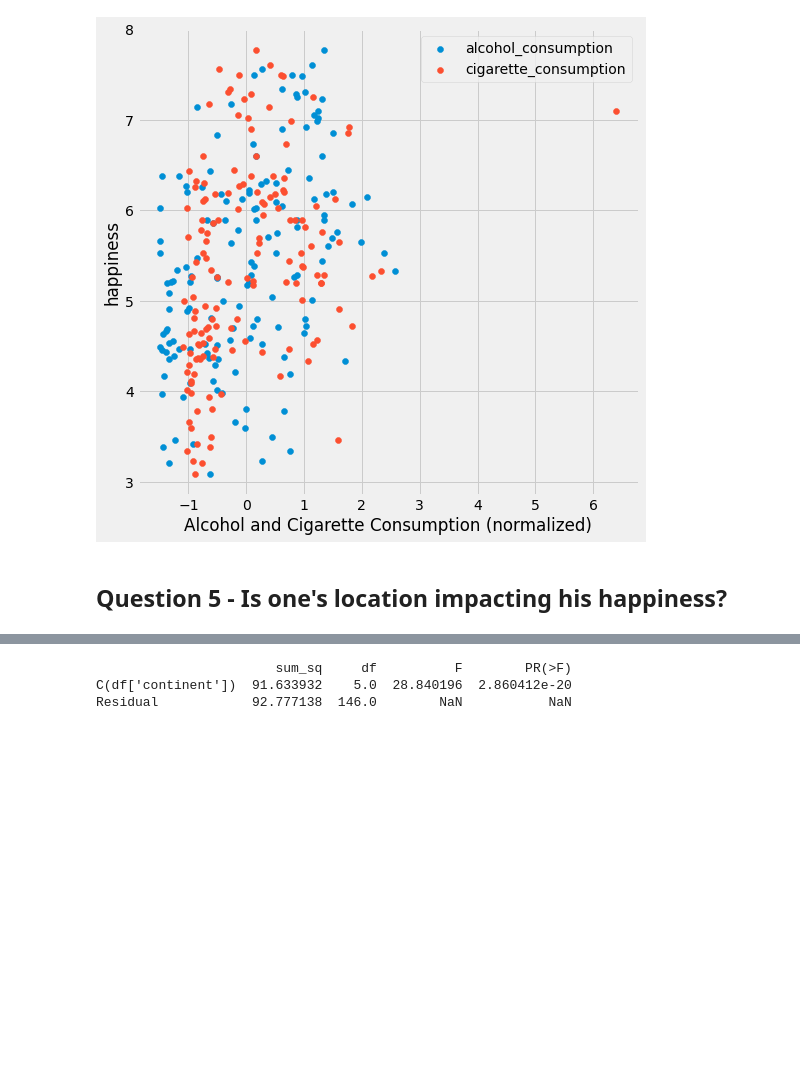
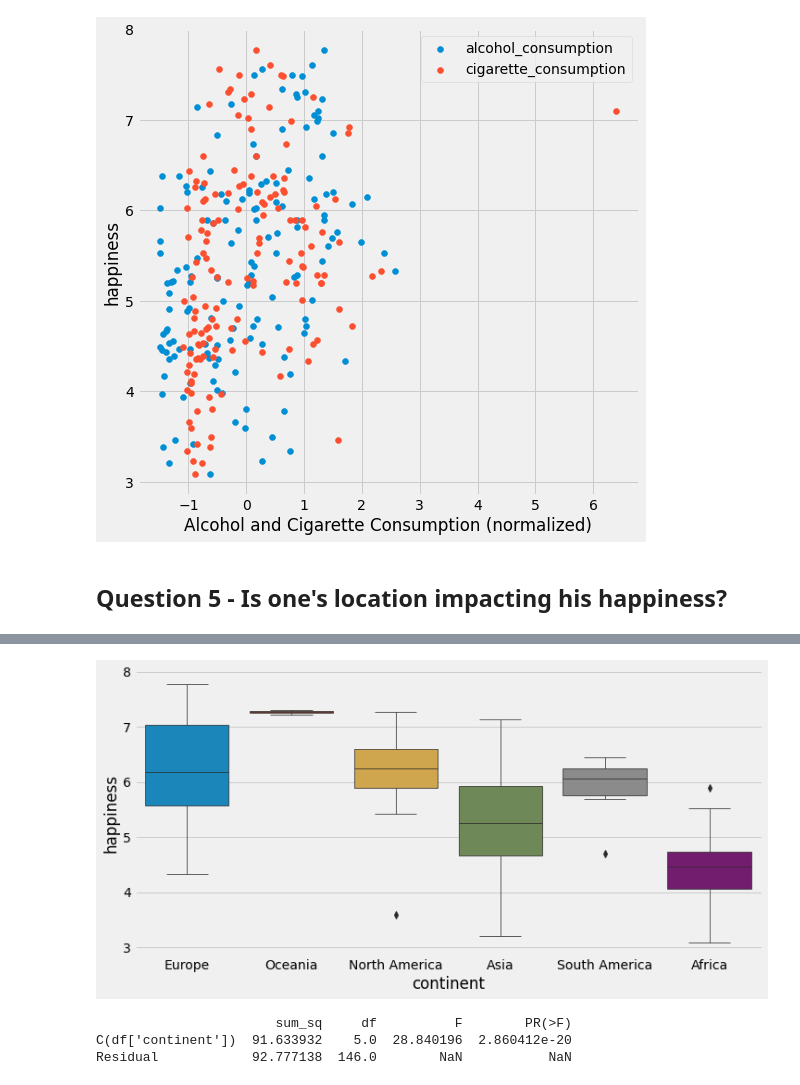
Before and after one commit to aghilissen/Mod_3_Project, a Jupyter notebook: index.ipynb, the cells around one changed output, grey strips where cells are left out. Drawn from its saved outputs; the diff is of its cells as text; code cells hidden in the pictures; blank space fills up the shorter version.

Commit message:
more graphs

```diff
--- a/index.ipynb
+++ b/index.ipynb
@@ -428,6 +428,16 @@ fig = px.box(df,
 # fig.show();
 # %% [markdown]
 ![happiness_continent.png](./data/happiness_continent.png)
+# %%
+sns.catplot(x=df['continent'],
+            y=df['happiness'],
+            data=df,
+            kind='box',
+            aspect=2,
+            linewidth=.75
+            );
+# %% [output]
+[figure, added]
 # %%
 formula = "df['happiness'] ~ C(df['continent'])"
 lm = ols(formula, df).fit()
```
Also changed, not shown: parts of 8 cells of this notebook.
